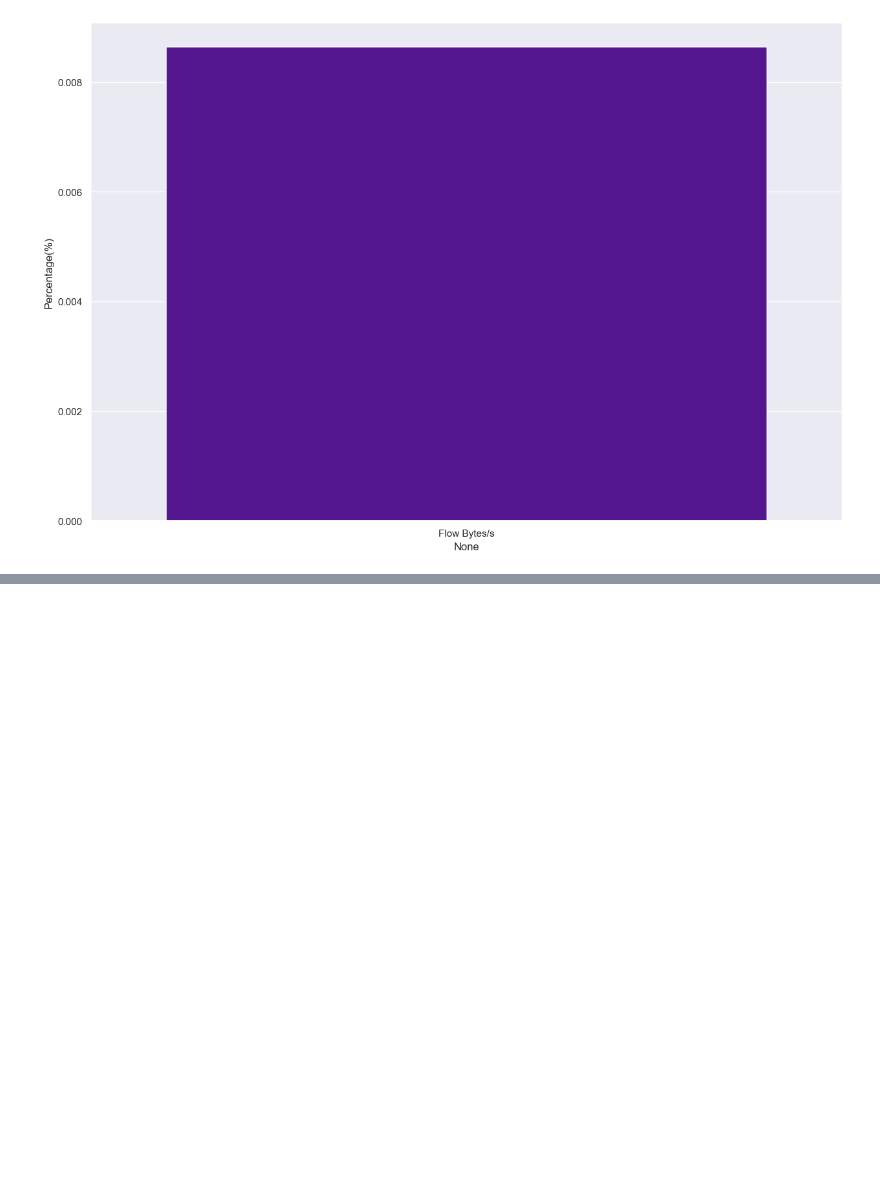
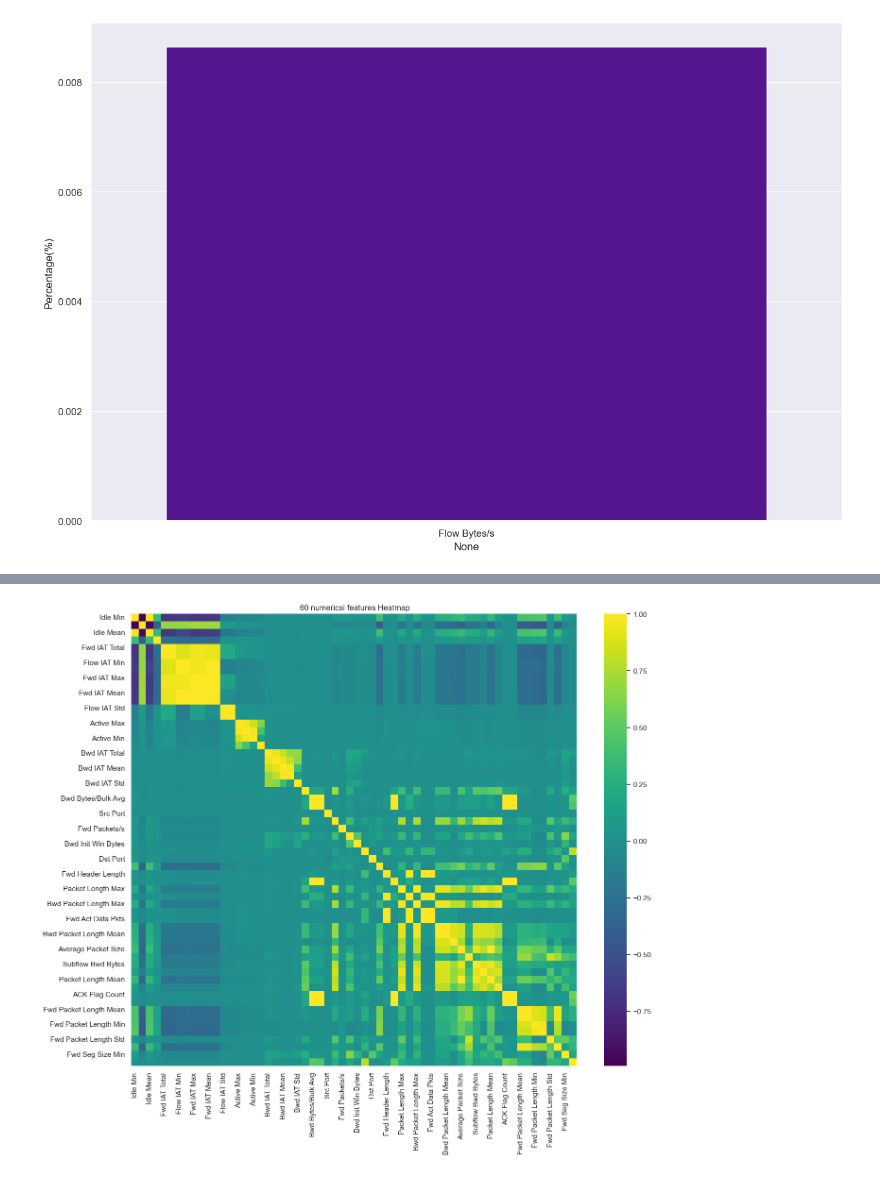
Before and after one commit to Totally-Kyle/The-CyberChase, a Jupyter notebook: eda.ipynb, the cells around one changed output, grey strips where cells are left out. Saved outputs shown, nothing was run; the diff lists cells and outputs as text; code cells hidden in the pictures; blank space fills up the shorter version.

```diff
--- a/eda.ipynb
+++ b/eda.ipynb
@@ -164,0 +174,13 @@ ValueError: supplied range of [-2666666.6666666665, inf] is not finite
+# %%
+only_numeric_columns = feb9.select_dtypes(include='number')
+top_60_columns= only_numeric_columns.var().sort_values(ascending=False).head(60).index
+best_corr = feb9[top_60_columns].corr()
+
+# Plot heatmap
+plt.figure(figsize=(14, 12))
+sns.heatmap(best_corr, annot=False, cmap='viridis')
+plt.title(" 60 numerical features Heatmap")
+plt.tight_layout()
+plt.show()
+# %% [output]
+[figure, added]
```
Also changed, not shown: parts of 5 cells of this notebook.
